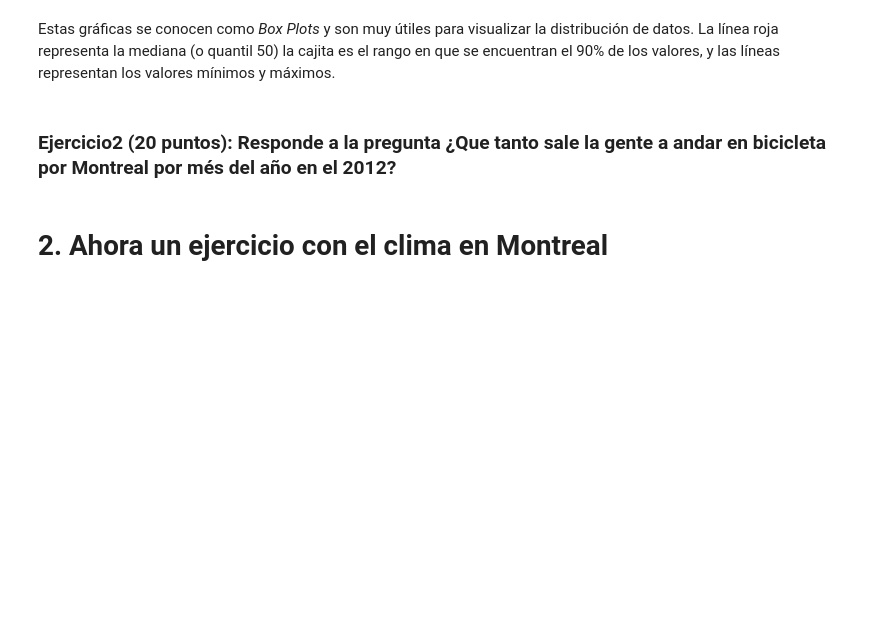
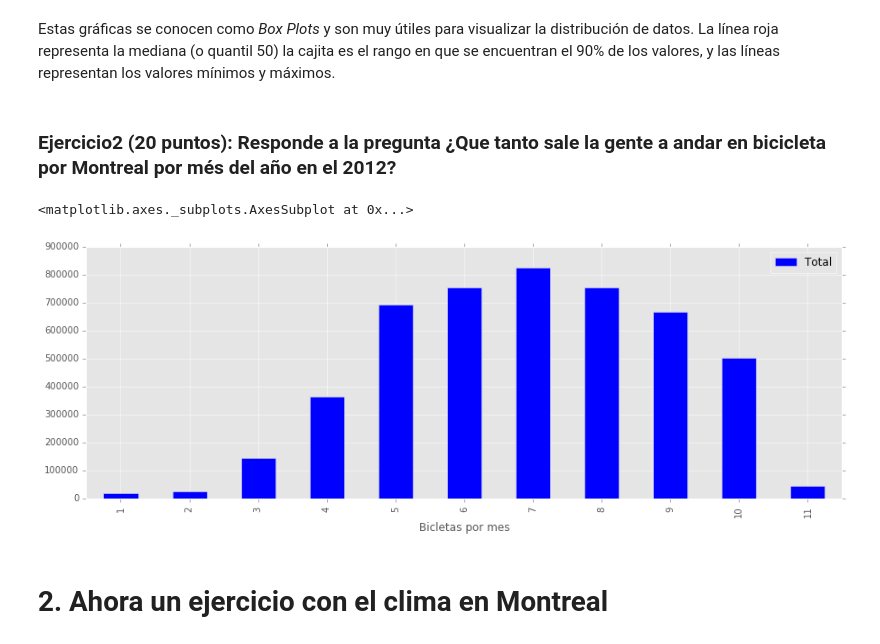
Before and after one commit to cursoRdP-unison/pandas, a Jupyter notebook: intro_pandas.ipynb, the cells around one changed output. Drawn from its saved outputs; the diff is of its cells as text; code cells hidden in the pictures; blank space fills up the shorter version.

```diff
--- a/intro_pandas.ipynb
+++ b/intro_pandas.ipynb
@@ -112,3 +245,17 @@ Estas gráficas se conocen como *Box Plots* y son muy útiles para visualizar la
+# %%
+bikes = fixed_df.copy()
+bikes["Total"] = bikes.sum(axis=1)
+bikes = bikes[["Total"]]
+
+
+bikes.loc[:, u'Bicletas por mes'] = bikes.index.month
+
+
+bikes_total = bikes.groupby(u'Bicletas por mes').aggregate(sum)
+bikes_total.plot(kind='bar')
+# %% [output]
+<matplotlib.axes._subplots.AxesSubplot at 0x...>
+[figure, added]
 # %% [markdown]
 # 2. Ahora un ejercicio con el clima en Montreal
 # %% [markdown]
```
Also changed, not shown: parts of 30 cells of this notebook, 1 other file.
